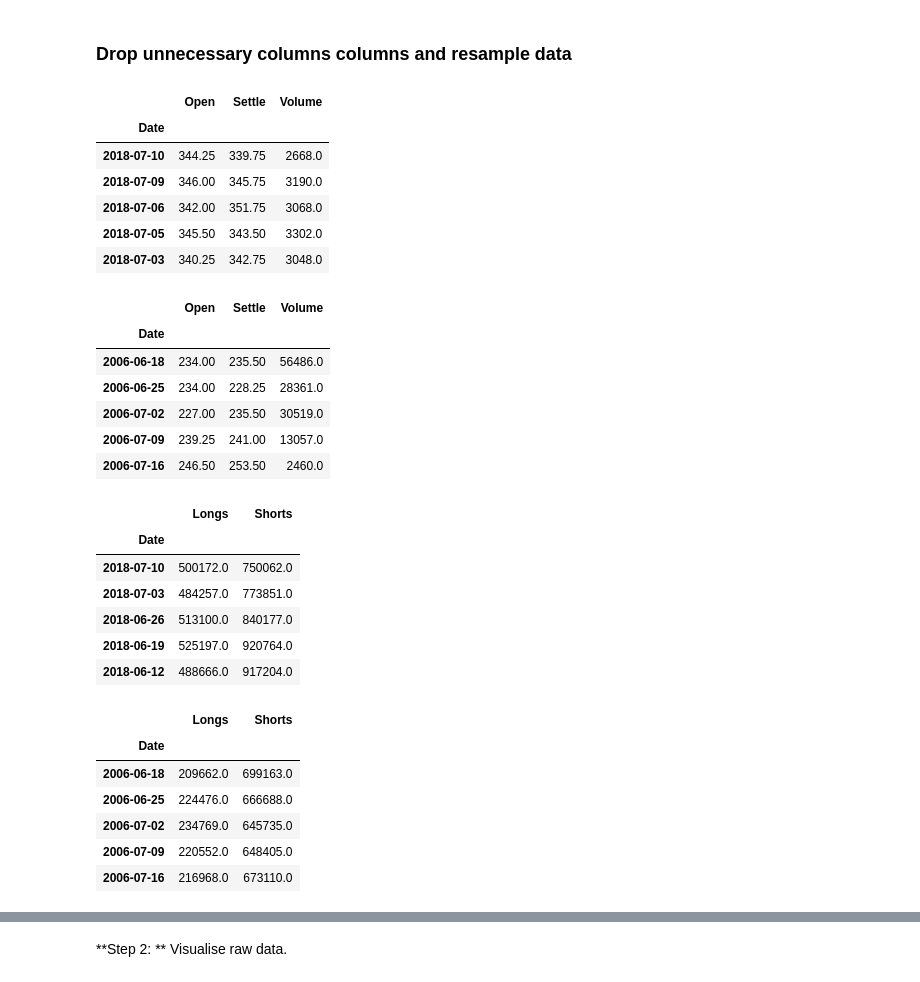
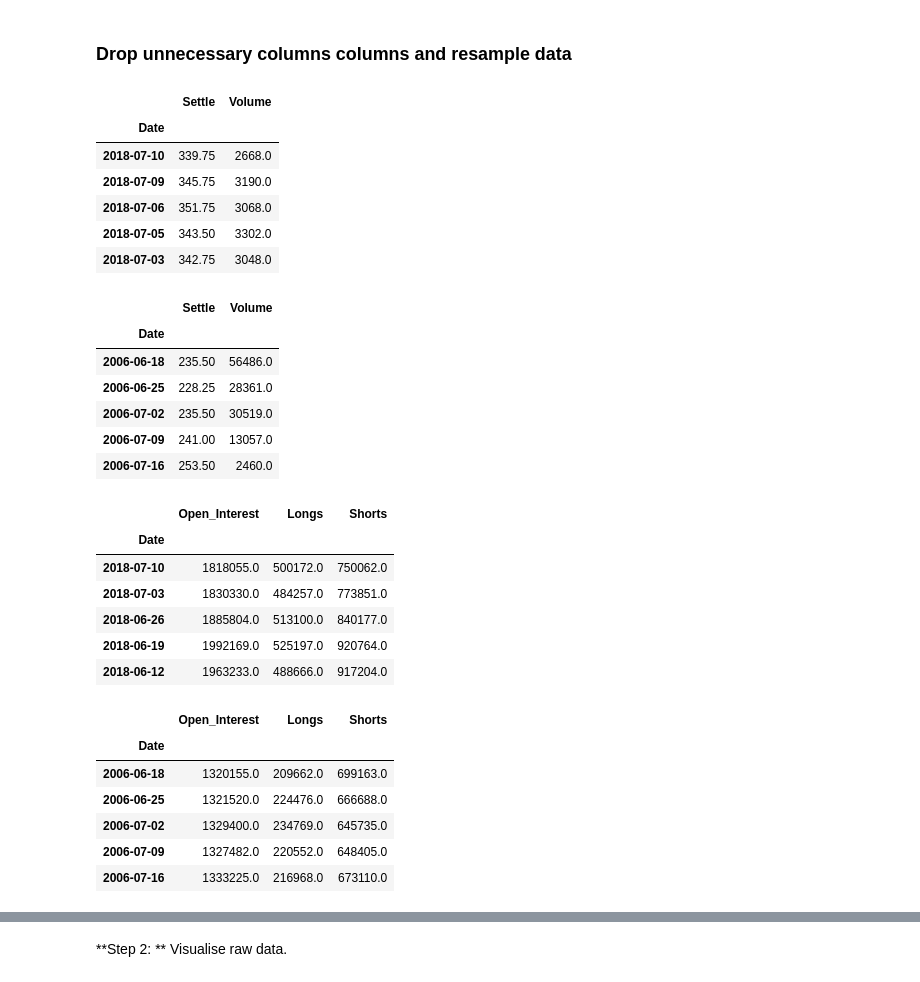
Before and after one commit to zmarozas/machine-learning, a Jupyter notebook: udacity-mlnd/grains_futures_prices_prognosticator/grains_futures_prices_prognosticator.ipynb, the cells around one changed output, grey strips where cells are left out. Cells and saved outputs as stored; diff of their text form; code cells hidden in the pictures.

```diff
--- a/udacity-mlnd/grains_futures_prices_prognosticator/grains_futures_prices_prognosticator.ipynb
+++ b/udacity-mlnd/grains_futures_prices_prognosticator/grains_futures_prices_prognosticator.ipynb
@@ -40,2 +65,5 @@ df_fut_orig.head(n=5)
+# %%
+# drop outliers
+df_fut_orig.drop(df_fut_orig[df_fut_orig.Volume<1].index, inplace=True)
 # %%
 df_cot_orig = pd.read_csv('data\CFTC-002602_F_ALL.csv')
@@ -50,61 +90,61 @@ df_cot_orig.head()
 # %% [markdown]
 ### Drop unnecessary columns columns and resample data
 # %%
-df_fut=df_fut_orig.drop(columns=[clmn for i,clmn in enumerate(df_fut_orig.columns) if i not in [0,1,6,7] ],axis=1)
+df_fut=df_fut_orig.drop(columns=[clmn for i,clmn in enumerate(df_fut_orig.columns) if i not in [0,6,7] ],axis=1)
 
 df_fut['Date'] = pd.to_datetime(df_fut['Date'])
 df_fut.set_index('Date',inplace=True)
 
-df_fut.head()
+display(df_fut.head())
 # %% [output]
-|  | Open | Settle | Volume |
-| Date |  |  |  |
-| 2018-07-10 | 344.25 | 339.75 | 2668.0 |
-| 2018-07-09 | 346.00 | 345.75 | 3190.0 |
-| 2018-07-06 | 342.00 | 351.75 | 3068.0 |
-| 2018-07-05 | 345.50 | 343.50 | 3302.0 |
-| 2018-07-03 | 340.25 | 342.75 | 3048.0 |
+|  | Settle | Volume |
+| Date |  |  |
+| 2018-07-10 | 339.75 | 2668.0 |
+| 2018-07-09 | 345.75 | 3190.0 |
+| 2018-07-06 | 351.75 | 3068.0 |
+| 2018-07-05 | 343.50 | 3302.0 |
+| 2018-07-03 | 342.75 | 3048.0 |
 # %%
-s_open =df_fut['Open'].resample('W').first()
 s_settle =df_fut['Settle'].resample('W').last()
 s_volume =df_fut['Volume'].resample('W').last()
-df_fut_weekly = pd.concat([s_open, s_settle,s_volume], axis=1)
-df_fut_weekly.head()
+df_fut_weekly = pd.concat([s_settle,s_volume], axis=1)
+display(df_fut_weekly.head())
 # %% [output]
-|  | Open | Settle | Volume |
-| Date |  |  |  |
-| 2006-06-18 | 234.00 | 235.50 | 56486.0 |
-| 2006-06-25 | 234.00 | 228.25 | 28361.0 |
-| 2006-07-02 | 227.00 | 235.50 | 30519.0 |
-| 2006-07-09 | 239.25 | 241.00 | 13057.0 |
-| 2006-07-16 | 246.50 | 253.50 | 2460.0 |
+|  | Settle | Volume |
+| Date |  |  |
+| 2006-06-18 | 235.50 | 56486.0 |
+| 2006-06-25 | 228.25 | 28361.0 |
+| 2006-07-02 | 235.50 | 30519.0 |
+| 2006-07-09 | 241.00 | 13057.0 |
+| 2006-07-16 | 253.50 | 2460.0 |
 # %%
-df_cot=df_cot_orig.drop(columns=[clmn for i,clmn in enumerate(df_cot_orig.columns) if i not in [0,2,3 ]],axis=1)
+df_cot=df_cot_orig.drop(columns=[clmn for i,clmn in enumerate(df_cot_orig.columns) if i not in [0,1,2,3 ]],axis=1)
 df_cot.rename(index=str, columns={"Producer_Merchant_Processor_User_Longs": "Longs", \
                                   "Producer_Merchant_Processor_User_Shorts": "Shorts"},inplace=True)
 df_cot['Date'] = pd.to_datetime(df_cot['Date'])
 df_cot.set_index('Date',inplace=True)
-df_cot.head()
+display(df_cot.head())
 # %% [output]
-|  | Longs | Shorts |
-| Date |  |  |
-| 2018-07-10 | 500172.0 | 750062.0 |
-| 2018-07-03 | 484257.0 | 773851.0 |
-| 2018-06-26 | 513100.0 | 840177.0 |
-| 2018-06-19 | 525197.0 | 920764.0 |
-| 2018-06-12 | 488666.0 | 917204.0 |
+|  | Open_Interest | Longs | Shorts |
+| Date |  |  |  |
+| 2018-07-10 | 1818055.0 | 500172.0 | 750062.0 |
+| 2018-07-03 | 1830330.0 | 484257.0 | 773851.0 |
+| 2018-06-26 | 1885804.0 | 513100.0 | 840177.0 |
+| 2018-06-19 | 1992169.0 | 525197.0 | 920764.0 |
+| 2018-06-12 | 1963233.0 | 488666.0 | 917204.0 |
 # %%
 s_longs =df_cot['Longs'].resample('W').last()
 s_shorts =df_cot['Shorts'].resample('W').last()
-df_cot_weekly = pd.concat([s_longs, s_shorts], axis=1)
-df_cot_weekly.head()
+s_open_interest =df_cot['Open_Interest'].resample('W').last()
+df_cot_weekly = pd.concat([s_open_interest,s_longs, s_shorts], axis=1)
+display(df_cot_weekly.head())
 # %% [output]
-|  | Longs | Shorts |
-| Date |  |  |
-| 2006-06-18 | 209662.0 | 699163.0 |
-| 2006-06-25 | 224476.0 | 666688.0 |
-| 2006-07-02 | 234769.0 | 645735.0 |
-| 2006-07-09 | 220552.0 | 648405.0 |
-| 2006-07-16 | 216968.0 | 673110.0 |
+|  | Open_Interest | Longs | Shorts |
+| Date |  |  |  |
+| 2006-06-18 | 1320155.0 | 209662.0 | 699163.0 |
+| 2006-06-25 | 1321520.0 | 224476.0 | 666688.0 |
+| 2006-07-02 | 1329400.0 | 234769.0 | 645735.0 |
+| 2006-07-09 | 1327482.0 | 220552.0 | 648405.0 |
+| 2006-07-16 | 1333225.0 | 216968.0 | 673110.0 |
 # %%
 df_weekly = pd.merge(df_fut_weekly,df_cot_weekly, on='Date')
```
Also changed, not shown: parts of 37 cells of this notebook, 4 other files.
